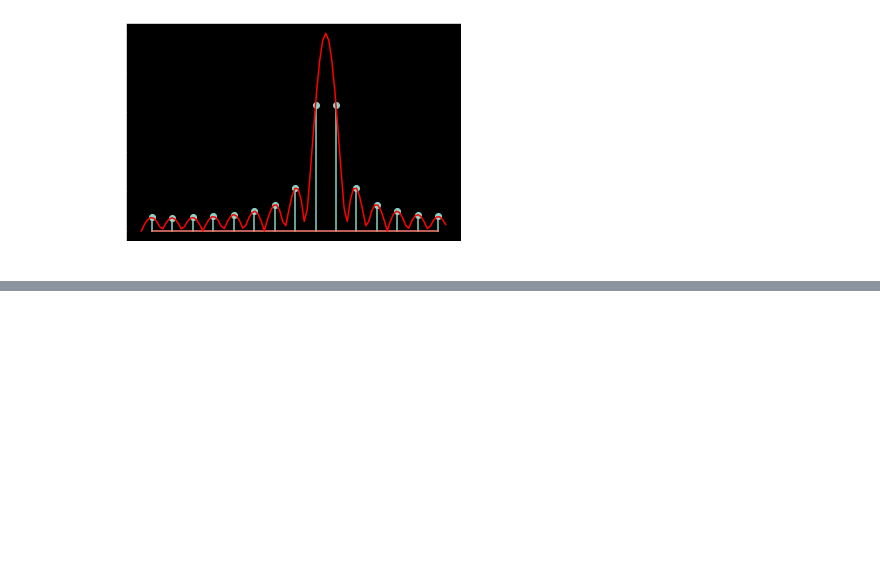
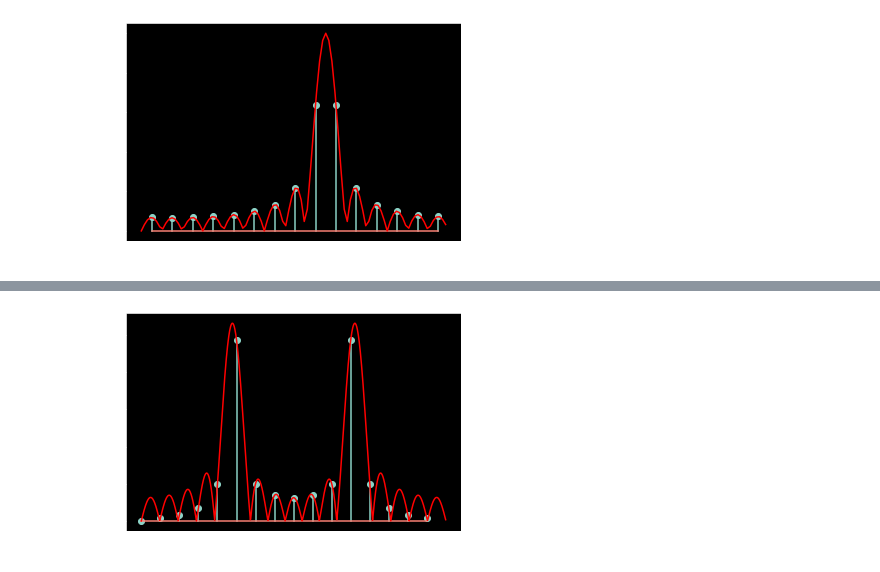
Before and after one commit to mohantyk/srd, a Jupyter notebook: DSP_Chap2.ipynb, the cells around one changed output, grey strips where cells are left out. Drawn from its saved outputs; the diff is of its cells as text; code cells hidden in the pictures; blank space fills up the shorter version.

```diff
--- a/DSP_Chap2.ipynb
+++ b/DSP_Chap2.ipynb
@@ -295,0 +321,47 @@ plt.plot(dtft_freqs*Fs, np.abs(dtft), 'r');
+# %%
+M = 16
+stages = np.log2(M).astype(int)
+
+order = [reverse_bit_order(x, stages) for x in range(M)]
+
+# Test sequence
+n = np.arange(M)
+f = 0.2
+test_seq = cos(2*pi*f*n/1) # Sample rate is 1
+
+
+# Freqs
+freqs = np.arange(M)/M
+freqs[freqs>=1/2] -= 1
+# %%
+memory = np.zeros((M, stages+1), np.complex) # one extra memory bank to store the input
+memory[:, 0] = test_seq[order]
+
+# Butterfly calculation
+for section in range(1, stages+1):
+    N = 2**section # N-point DFT in this section
+    blocks = M//N # Number of N-point DFTs
+    I = 2**(section-1) # range of i
+
+    prev_section = section-1
+    for block in range(blocks):
+        offset = N*block
+        for i in range(I):
+            ini = memory[i+offset, prev_section]
+            iniN_2 = memory[i+N//2+offset, prev_section]
+            Wi = np.exp(-2j*pi*i/N)
+            WiN_2 = np.exp(-2j*pi*(i+N/2)/N)
+
+            memory[i+offset, section] = ini + Wi * iniN_2
+            memory[i+N//2+offset, section] = ini + WiN_2 * iniN_2
+
+
+output = memory[:, stages]/M
+# %%
+dtft, dtft_freqs = DTFT(test_seq)
+# %%
+plt.stem( freqs, np.abs(output) );
+plt.plot( dtft_freqs, np.abs(dtft), 'r');
+plt.xticks(np.arange(-0.5, 0.6, 0.1));
+# %% [output]
+[figure, added]
```
Also changed, not shown: parts of 8 cells of this notebook.
